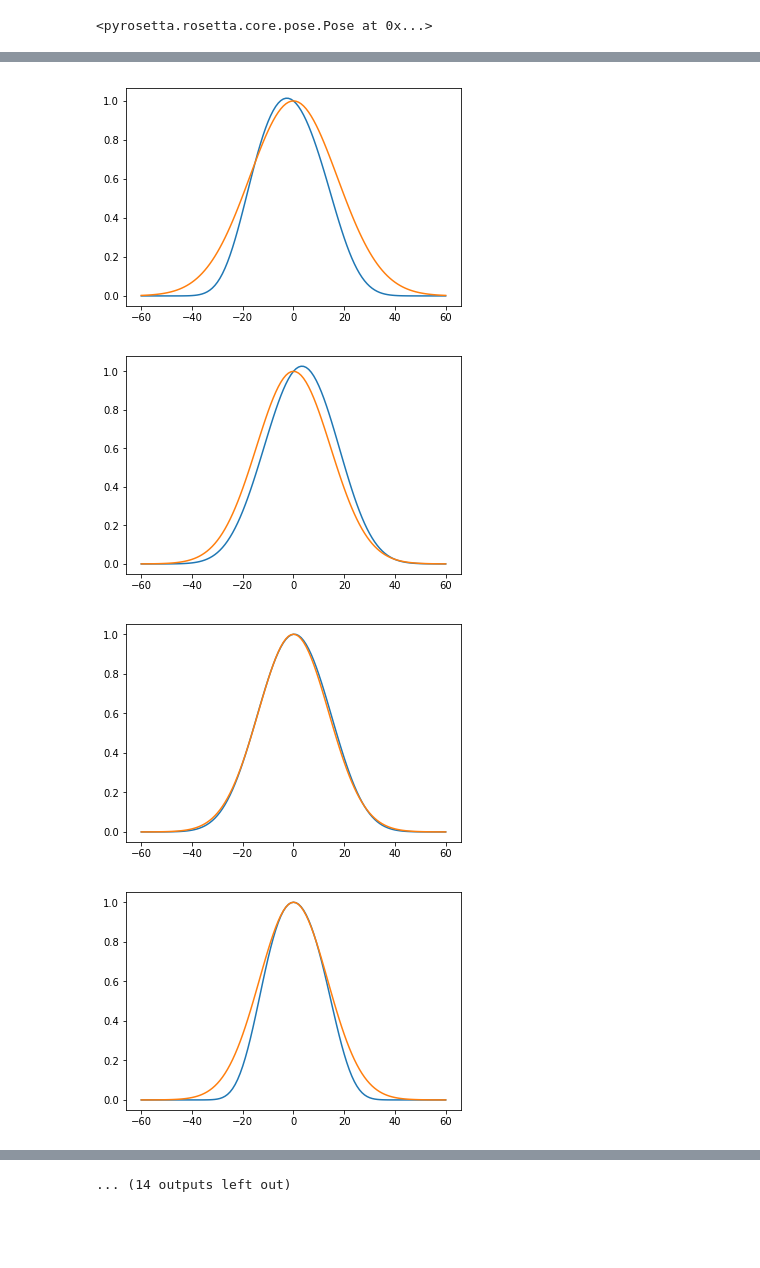
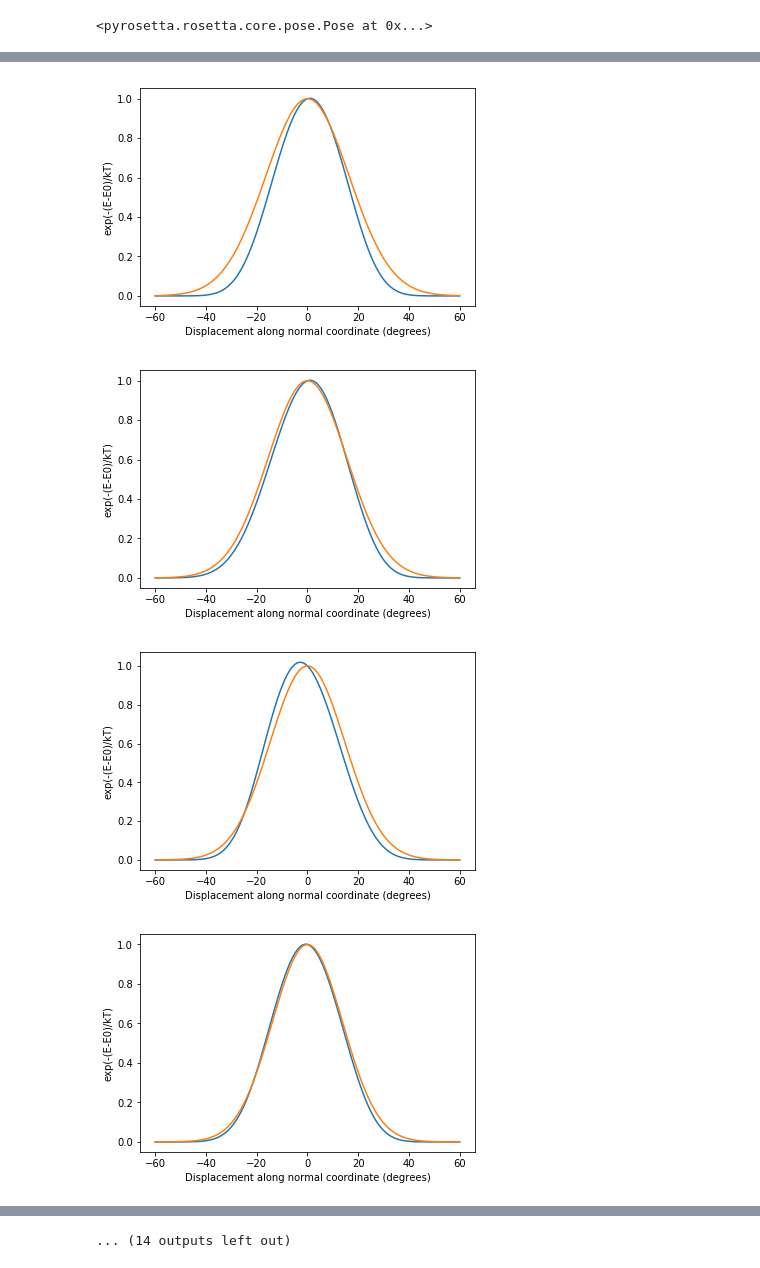
Before and after one commit to maa805/mining-minima, a Jupyter notebook: mining_minima_nucleic_acids.ipynb, the cells around one changed output, grey strips where cells are left out. Saved outputs shown, nothing was run; the diff lists cells and outputs as text; code cells hidden in the pictures; blank space fills up the shorter version.

```diff
--- a/mining_minima_nucleic_acids.ipynb
+++ b/mining_minima_nucleic_acids.ipynb
@@ -170,13 +170,13 @@ def mode_scan(pose, dofs, dof_dict, scorefxn, mode, kT = 1.0, h = 0.5):
     result *= h*np.pi/180.0
     return result
 # %%
-seq1 = 'ggg'
-seq2 = 'ccc'
+seq1 = 'ccc'
+seq2 = 'ggg'
 n_residues = len(seq1) + len(seq2)
 
 pose, movemap, dof_dict = initialize_pose(seq1, seq2)
 
-scorefxn = core.scoring.ScoreFunctionFactory.create_score_function('stepwise/rna/turner_no_zeros')
+scorefxn = core.scoring.ScoreFunctionFactory.create_score_function('stepwise/rna/turner')
 # %%
 minmover = rosetta.protocols.minimization_packing.MinMover(movemap, scorefxn, 'dfpmin', 1e-6, True)
 minmover.max_iter(100000)
@@ -277,38 +276,37 @@ import scipy.integrate
 
 pose.assign(minimum)
 kT = 1.0
 
-for kk in range(0,len(w)):
-
-
-    K = w[kk]
+for kk, K in enumerate(w):
 
     mode = v[:,kk]
     h = np.arange(-60,61,1)
     h_plot = h*np.pi/180
 
     bar = []
 
 
     for hh in h:
 
         dofs_new = dofs+hh*mode
 
         for jj, dof in enumerate(dofs_new):
 
             if jj > len(dofs)/2 - 2: jj += 5
             pose.set_torsion(dof_dict[jj], dof)
 
         bar.append((scorefxn(pose)-E_0)/kT)
 
     np.array(bar)
     pose.assign(minimum)
     plt.figure()
     plt.plot(h, np.exp(-np.array(bar)))
 
     plt.plot(h, np.exp(-0.5*K*h_plot**2/kT))
+    plt.xlabel('Displacement along normal coordinate (degrees)')
+    plt.ylabel('exp(-(E-E0)/kT)')
 # %% [output]
-[figure, old version]
+[figure, new version]
-[figure, old version]
+[figure, new version]
-[figure, old version]
+[figure, new version]
-[figure, old version]
+[figure, new version]
```
Also changed, not shown: parts of 20 cells of this notebook.
